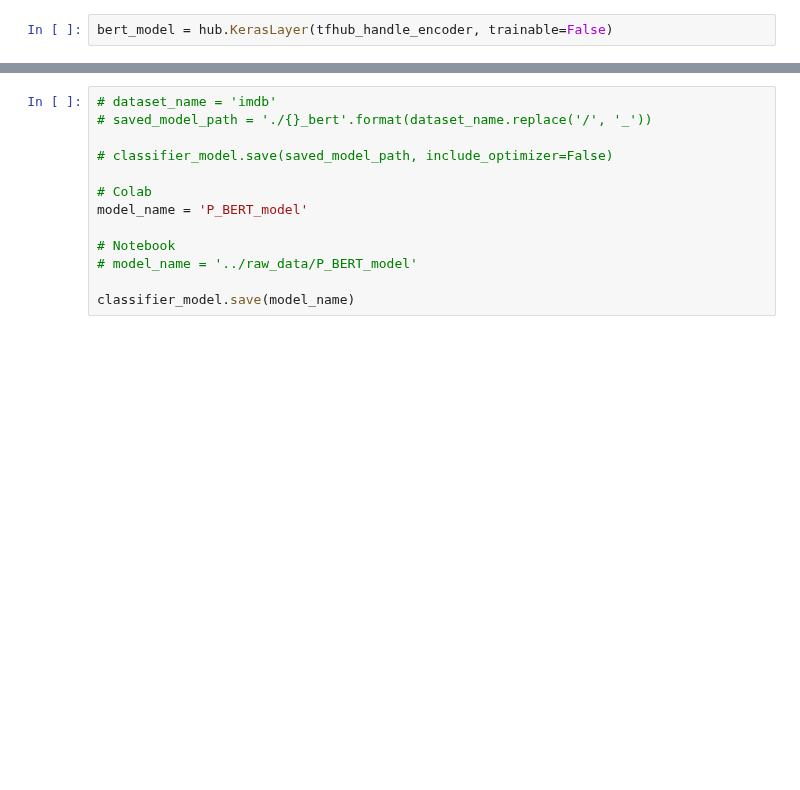
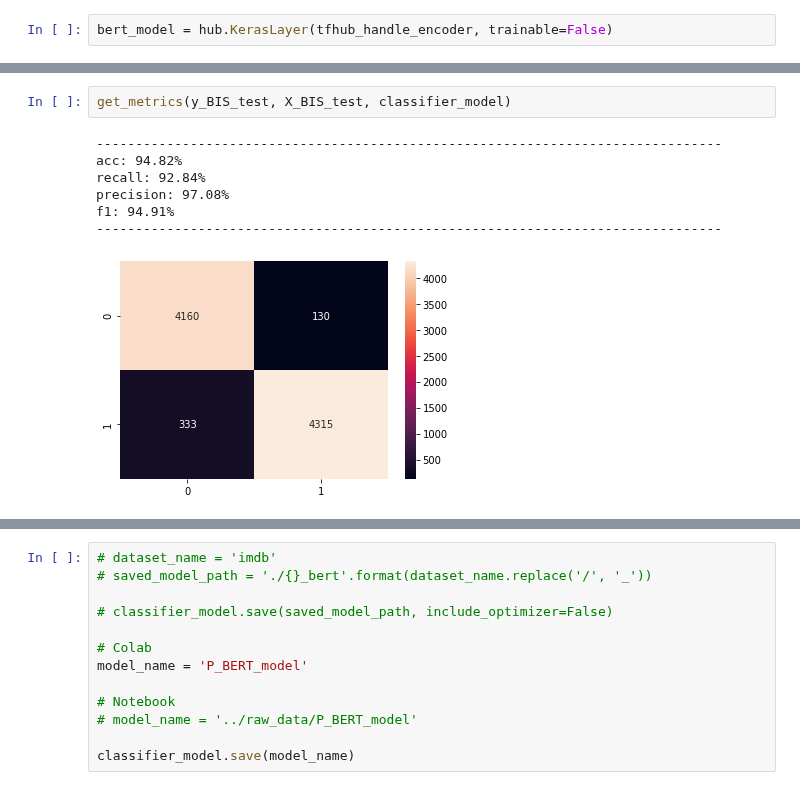
Before and after one commit to EddyEdzwan/StopFAIke, a Jupyter notebook: notebooks/JS_BERT.ipynb, the cells around one changed output, grey strips where cells are left out. Cells and saved outputs as stored; diff of their text form; blank space fills up the shorter version.

```diff
--- a/notebooks/JS_BERT.ipynb
+++ b/notebooks/JS_BERT.ipynb
@@ -788,3 +841,13 @@ f1: 68.11%
+# %%
+get_metrics(y_BIS_test, X_BIS_test, classifier_model)
+# %% [output]
+--------------------------------------------------------------------------------
+acc: 94.82%
+recall: 92.84%
+precision: 97.08%
+f1: 94.91%
+--------------------------------------------------------------------------------
+[figure, added]
 # %%
 get_metrics(y_PO_test, X_PO_test, classifier_model)
 # %% [output]
```
Also changed, not shown: parts of 18 cells of this notebook, 1 other file.
